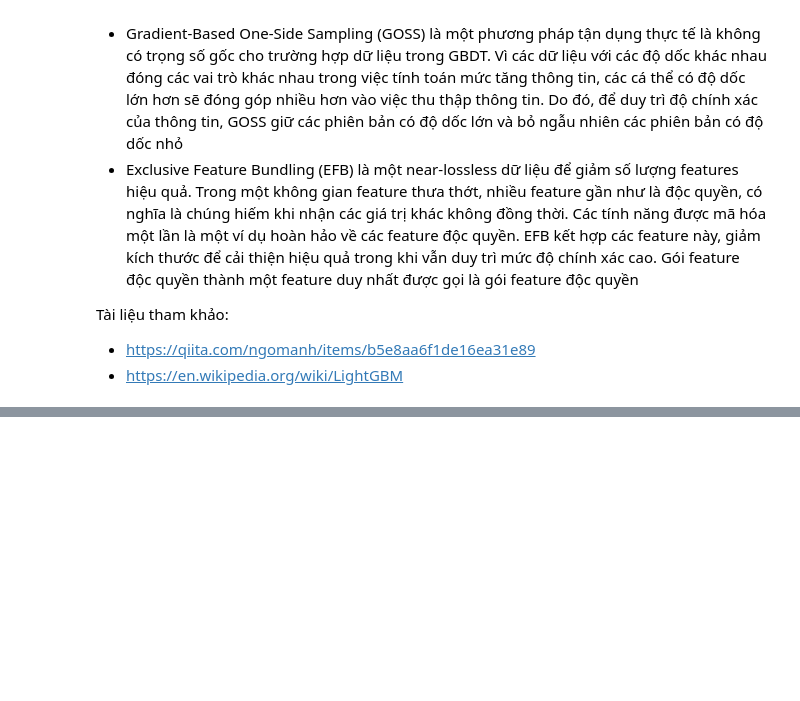
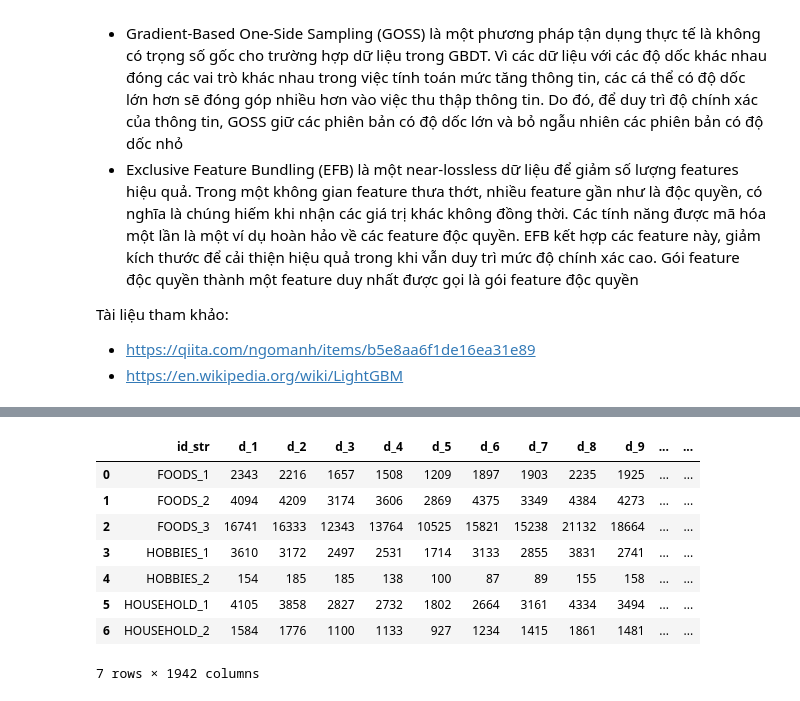
Before and after one commit to DoLienKhoa/KHDLUD, a Jupyter notebook: KHDLUD_Report.ipynb, the cells around one changed output, grey strips where cells are left out. Drawn from its saved outputs; the diff is of its cells as text; code cells hidden in the pictures; blank space fills up the shorter version.

```diff
--- a/KHDLUD_Report.ipynb
+++ b/KHDLUD_Report.ipynb
@@ -101,0 +406,19 @@ Tài liệu tham khảo:
+# %%
+single_prediction_length = 28
+submission_prediction_length = single_prediction_length * 2
+m5_input_path="/content/drive/MyDrive/M5-Forecasting-Accuracy-data"
+
+SUBMISSION=True
+VISUALIZE=True
+
+VERSION=2
+
+CALC_RESIDUALS = False
+
+#if SUBMISSION:
+#    prediction_length = submission_prediction_length
+#else:
+#    prediction_length = single_prediction_length
+
+
+prediction_length = single_prediction_length
@@ -101,0 +442,7 @@ Tài liệu tham khảo:
+# %%
+# Load data
+print('Loading data...')
+sell_price = pd.read_csv('%s/sell_prices.csv' % m5_input_path)
+calendar = pd.read_csv('%s/calendar.csv' % m5_input_path)
+train = pd.read_csv('%s/sales_train_evaluation.csv' % m5_input_path).set_index('id')
+sample_sub = pd.read_csv('%s/sample_submission.csv' % m5_input_path)
@@ -101,0 +451,10 @@ Tài liệu tham khảo:
+# %%
+# Get column groups
+cat_cols = ['item_id', 'dept_id', 'cat_id', 'store_id', 'state_id']
+ts_cols = [col for col in train.columns if col not in cat_cols]
+ts_dict = {t: int(t[2:]) for t in ts_cols}
+
+# Describe data
+print('  unique forecasts: %i' % train.shape[0])
+for col in cat_cols:
+    print('   N_unique %s: %i' % (col, train[col].nunique()))
@@ -101,0 +539,12 @@ Tài liệu tham khảo:
+# %%
+dept_sales
+# %% [output]
+|  | id_str | d_1 | d_2 | d_3 | d_4 | d_5 | d_6 | d_7 | d_8 | d_9 | ... | ... |
+| 0 | FOODS_1 | 2343 | 2216 | 1657 | 1508 | 1209 | 1897 | 1903 | 2235 | 1925 | ... | ... |
+| 1 | FOODS_2 | 4094 | 4209 | 3174 | 3606 | 2869 | 4375 | 3349 | 4384 | 4273 | ... | ... |
+| 2 | FOODS_3 | 16741 | 16333 | 12343 | 13764 | 10525 | 15821 | 15238 | 21132 | 18664 | ... | ... |
+| 3 | HOBBIES_1 | 3610 | 3172 | 2497 | 2531 | 1714 | 3133 | 2855 | 3831 | 2741 | ... | ... |
+| 4 | HOBBIES_2 | 154 | 185 | 185 | 138 | 100 | 87 | 89 | 155 | 158 | ... | ... |
+| 5 | HOUSEHOLD_1 | 4105 | 3858 | 2827 | 2732 | 1802 | 2664 | 3161 | 4334 | 3494 | ... | ... |
+| 6 | HOUSEHOLD_2 | 1584 | 1776 | 1100 | 1133 | 927 | 1234 | 1415 | 1861 | 1481 | ... | ... |
+7 rows × 1942 columns
```
Also changed, not shown: parts of 63 cells of this notebook.
